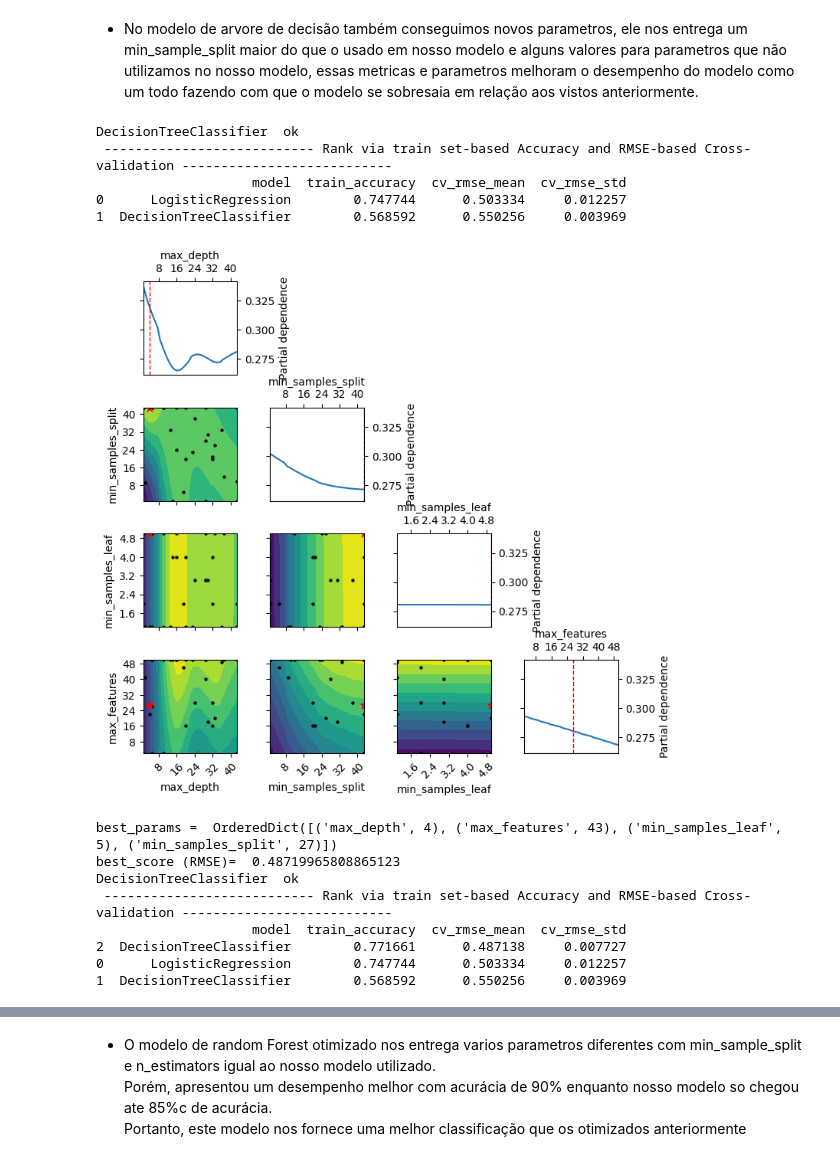
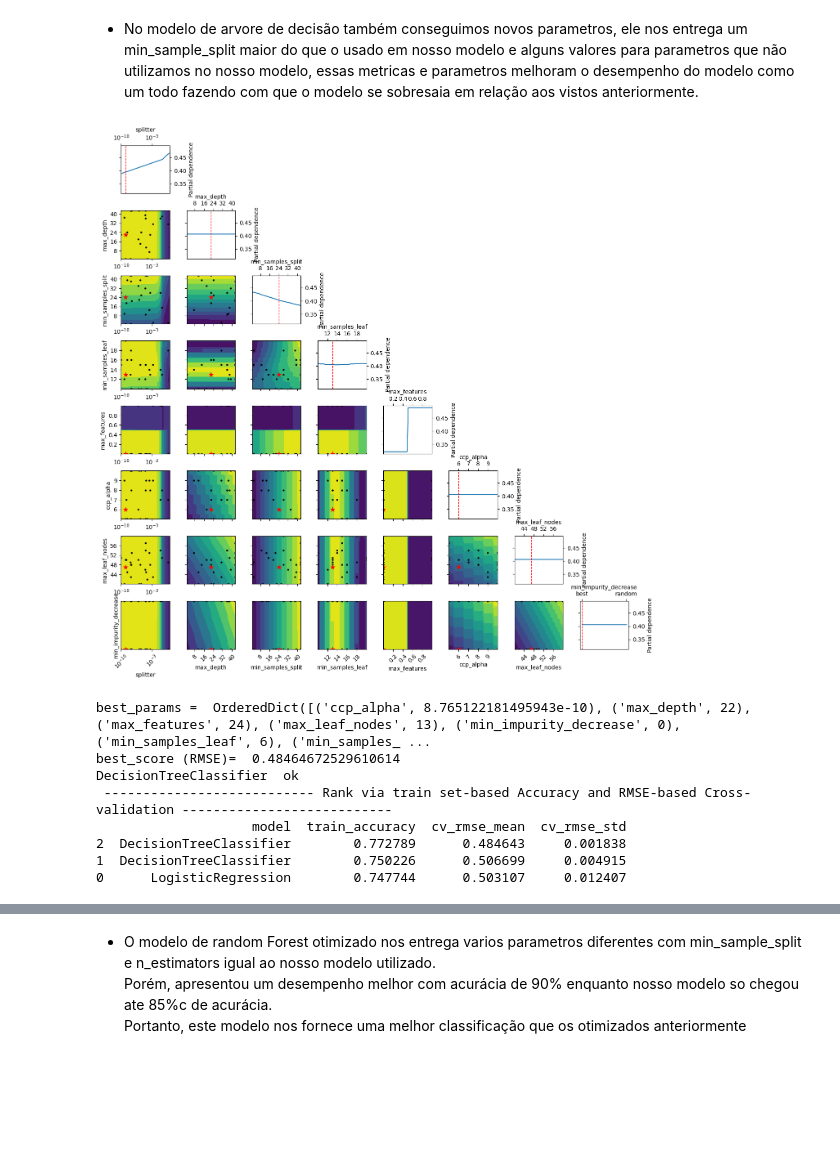
Before and after one commit to kaioreidela/Death_Prediction_in_ICU, a Jupyter notebook: Projeto_TI - final (1).ipynb, the cells around one changed output, grey strips where cells are left out. Cells and saved outputs as stored; diff of their text form; code cells hidden in the pictures; blank space fills up the shorter version.

```diff
--- a/Projeto_TI - final (1).ipynb
+++ b/Projeto_TI - final (1).ipynb
@@ -1267,5 +1220,5 @@ forest_reg = RandomForestClassifier(random_state=0, min_samples_split = 20,
                      n_estimators=200,criterion= 'entropy',class_weight= class_weights,max_features= 'log2')
 
 forest_reg.fit(x_train, y_train)
-y_pred = [y_p for y_p in forest_reg.predict(x_train)]
 y_train_predictions = [round(y_hat) for y_hat in forest_reg.predict(x_train)]
+y_test_predictions =  [round(y_hat) for y_hat in forest_reg.predict(x_teste)]
@@ -1309,5 +1240,5 @@ import xgboost as xg
 xgb_reg = xg.XGBRegressor(objective ='binary:logistic', n_estimators = 100,
                             seed = 0, max_depth = x_train.shape[1])
 xgb_reg.fit(x_train, y_train)
-y_pred = [y_p for y_p in xgb_reg.predict(x_train)]
 y_train_predictions = [round(y_hat) for y_hat in xgb_reg.predict(x_train)]
+y_test_predictions =  [round(y_hat) for y_hat in xgb_reg.predict(x_teste)]
@@ -1474,0 +1393,21 @@ LogisticRegression  ok
+# %%
+from sklearn.tree import DecisionTreeClassifier
+from sklearn.model_selection import RandomizedSearchCV
+from scipy.stats import uniform
+distributions = dict(
+    criterion=['gini', 'entropy', 'log_loss'],
+    splitter=['best', 'random'],
+    max_depth=[4,5,7,10,15,20],
+    min_samples_split=[3,4,6,10],
+    min_samples_leaf=[8,10,15,20],
+    min_weight_fraction_leaf=uniform(loc=0, scale=0.5),  # valor mais adequado para min_weight_fraction_leaf
+    max_features=['auto', 'sqrt', 'log2']
+)
+tree_reg2 = DecisionTreeClassifier(random_state=0)
+search = RandomizedSearchCV(tree_reg2, distributions, random_state=0, n_iter=90,
+                            verbose=False, cv=3, scoring='neg_mean_squared_error')
+search.fit(x_train_balanced, y_train_balanced)
+print('best_params= ', search.best_params_)
+print('best_score = ', -search.best_score_)
+tree_reg2 = search.best_estimator_
+computeAccuracyAndRmseScores([tree_reg2])
@@ -1476,34 +1423,29 @@ LogisticRegression  ok
 ### Decision Tree via BayesSearchCV
 # %% [markdown]
 * No modelo de arvore de decisão também conseguimos novos parametros, ele nos entrega um min_sample_split maior do que o usado em nosso modelo e alguns valores para parametros que não utilizamos no nosso modelo, essas metricas e parametros melhoram o desempenho do modelo como um todo fazendo com que o modelo se sobresaia em relação aos vistos anteriormente.
-# %%
-computeAccuracyAndRmseScores([tree_reg])
-# %% [output]
-DecisionTreeClassifier  ok
- --------------------------- Rank via train set-based Accuracy and RMSE-based Cross-validation ---------------------------
-                    model  train_accuracy  cv_rmse_mean  cv_rmse_std
-0      LogisticRegression        0.747744      0.503334     0.012257
-1  DecisionTreeClassifier        0.568592      0.550256     0.003969
 # %%
 from sklearn.tree import DecisionTreeRegressor
-parsDists = {#'splitter': ["best", "random"],  # categorical parameter
-             'max_depth': (1, x_train_balanced.shape[1]),  # integer valued parameter
-             'min_samples_split': (2, 50),
-             'min_samples_leaf': (1, 5),
-             'max_features': (1, x_train.shape[1])#,
-             # log-uniform: understand as search over p = exp(x) by varying x
-             #'ccp_alpha': (1e-10, 1e+1, 'log-uniform')
+parsDists = {'splitter': ["best", "random"],  # categorical parameter
+             'max_depth': (1, x_train_balanced.shape[1]),
+             'splitter': ['best', 'random'],# integer valued parameter
+             'min_samples_split': (40, 60),
+             'min_samples_leaf': (5,10),
+             'max_features': (1, x_train.shape[1]),
+             'ccp_alpha': (1e-10, 1e+1, 'log-uniform'),
+             'max_leaf_nodes': (10,20),
+             'min_impurity_decrease': (0,1),
              }
-tree_reg2 = getOptimalModelViaBayesSearchCv(DecisionTreeClassifier(random_state=0),
+tree_reg2 = getOptimalModelViaBayesSearchCv(DecisionTreeClassifier(random_state=0,max_features='sqrt'),#criterion='log_loss' ),
                                             parsDists, x_train_balanced, y_train_balanced)
 computeAccuracyAndRmseScores([tree_reg2])
+#acima de 76.2635
 # %% [output]
-[figure, old version]
+[figure, new version]
-best_params =  OrderedDict([('max_depth', 4), ('max_features', 43), ('min_samples_leaf', 5), ('min_samples_split', 27)])
-best_score (RMSE)=  0.48719965808865123
+best_params =  OrderedDict([('ccp_alpha', 8.765122181495943e-10), ('max_depth', 22), ('max_features', 24), ('max_leaf_nodes', 13), ('min_impurity_decrease', 0), ('min_samples_leaf', 6), ('min_samples_ ...
+best_score (RMSE)=  0.48464672529610614
 DecisionTreeClassifier  ok
  --------------------------- Rank via train set-based Accuracy and RMSE-based Cross-validation ---------------------------
                     model  train_accuracy  cv_rmse_mean  cv_rmse_std
-2  DecisionTreeClassifier        0.771661      0.487138     0.007727
-0      LogisticRegression        0.747744      0.503334     0.012257
-1  DecisionTreeClassifier        0.568592      0.550256     0.003969
+2  DecisionTreeClassifier        0.772789      0.484643     0.001838
+1  DecisionTreeClassifier        0.750226      0.506699     0.004915
+0      LogisticRegression        0.747744      0.503107     0.012407
```
Also changed, not shown: parts of 55 cells of this notebook.
